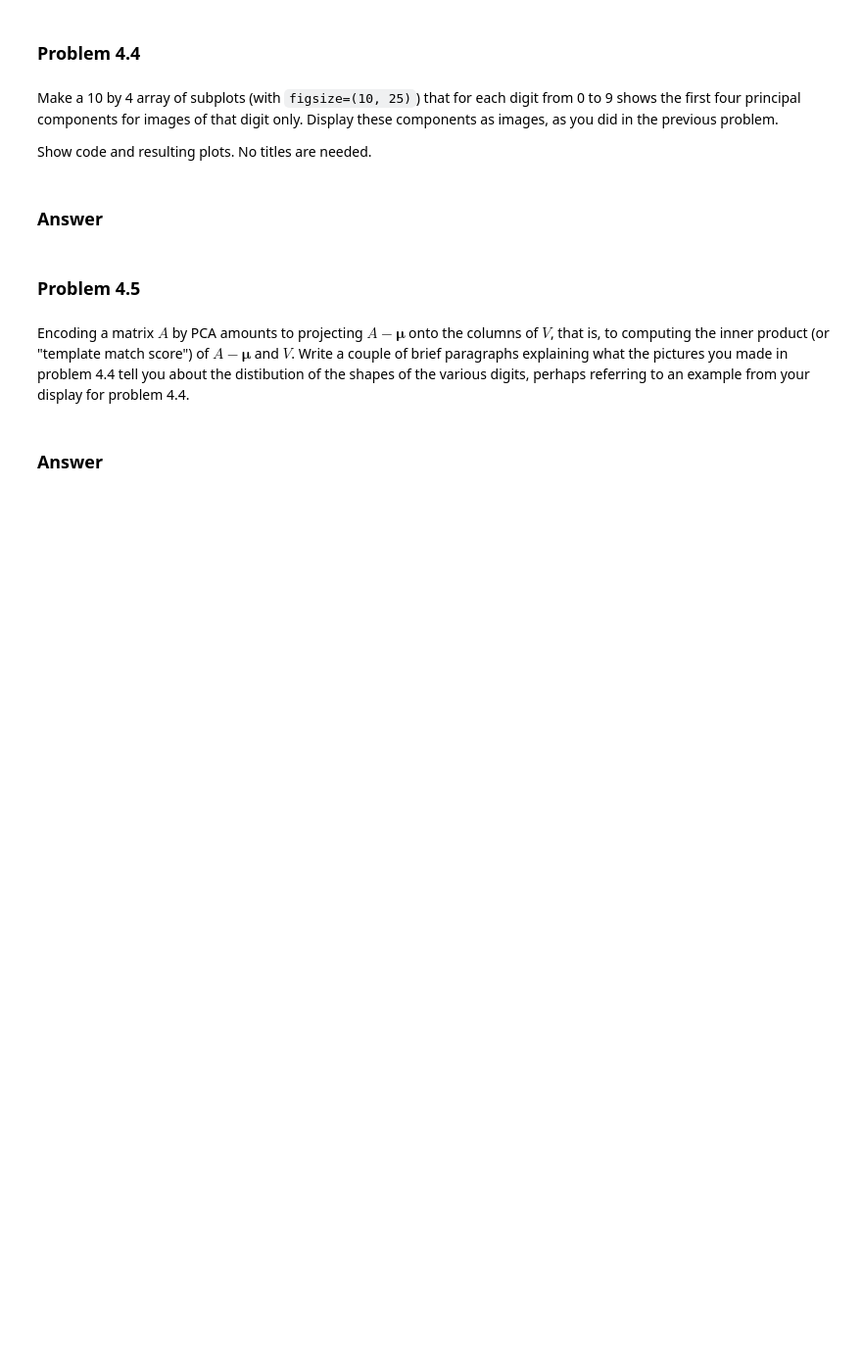
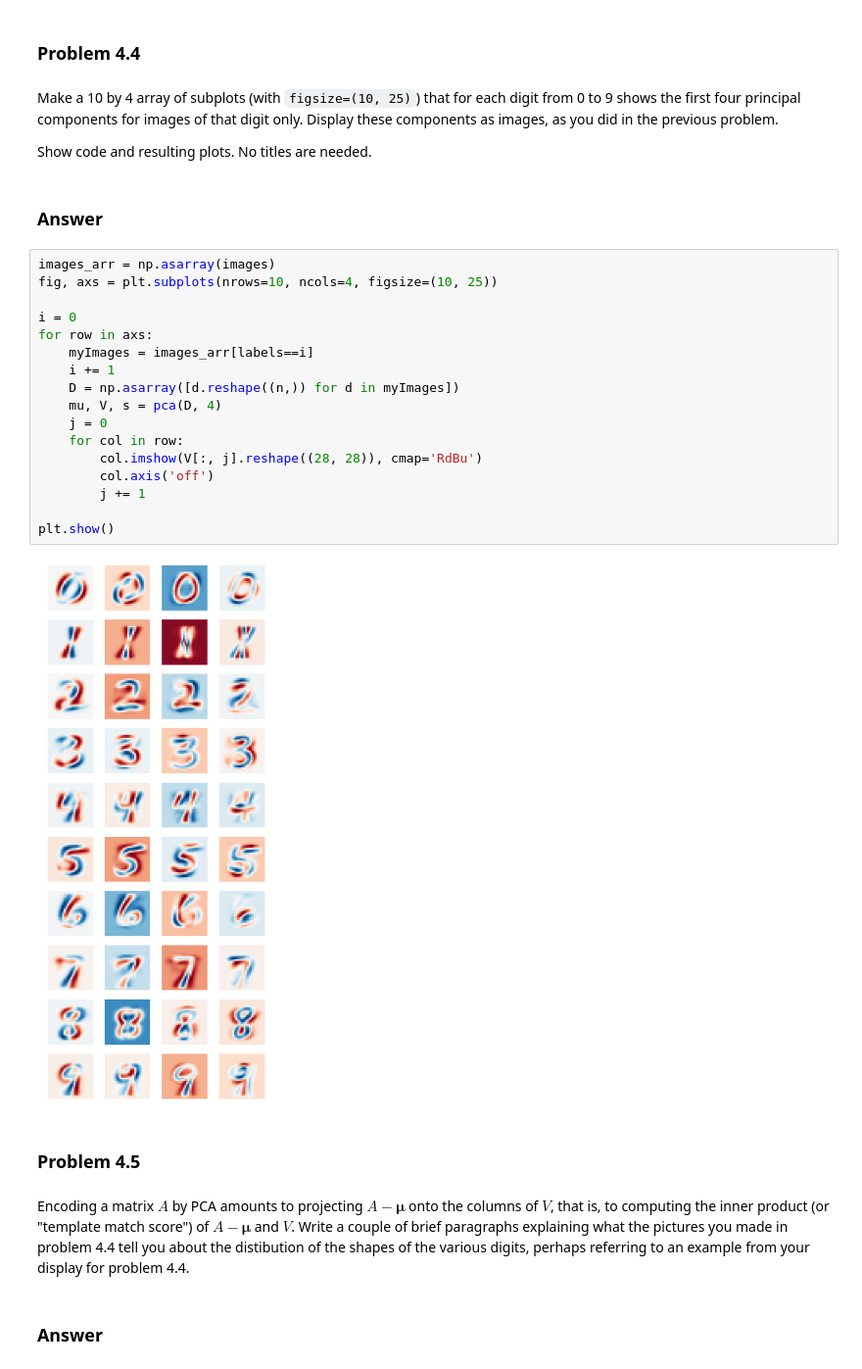
Before and after one commit to neilpruthi/computer-vision, a Jupyter notebook: hw3/np-homework03.ipynb, the cells around one changed output. Shown: that part at 98% size. Drawn from its saved outputs; the diff is of its cells as text; blank space fills up the shorter version.

```diff
--- a/hw3/homework03.ipynb
+++ b/hw3/np-homework03.ipynb
@@ -359,6 +372,25 @@ Make a 10 by 4 array of subplots (with `figsize=(10, 25)`) that for each digit f
 Show code and resulting plots. No titles are needed.
 # %% [markdown]
 ### Answer
+# %%
+images_arr = np.asarray(images)
+fig, axs = plt.subplots(nrows=10, ncols=4, figsize=(10, 25))
+
+i = 0
+for row in axs:
+    myImages = images_arr[labels==i]
+    i += 1
+    D = np.asarray([d.reshape((n,)) for d in myImages])
+    mu, V, s = pca(D, 4)
+    j = 0
+    for col in row:
+        col.imshow(V[:, j].reshape((28, 28)), cmap='RdBu')
+        col.axis('off')
+        j += 1
+
+plt.show()
+# %% [output]
+[figure, added]
 # %% [markdown]
 ### Problem 4.5
 # %% [markdown]
```
Also changed, not shown: parts of 3 cells of this notebook, 1 other file.
